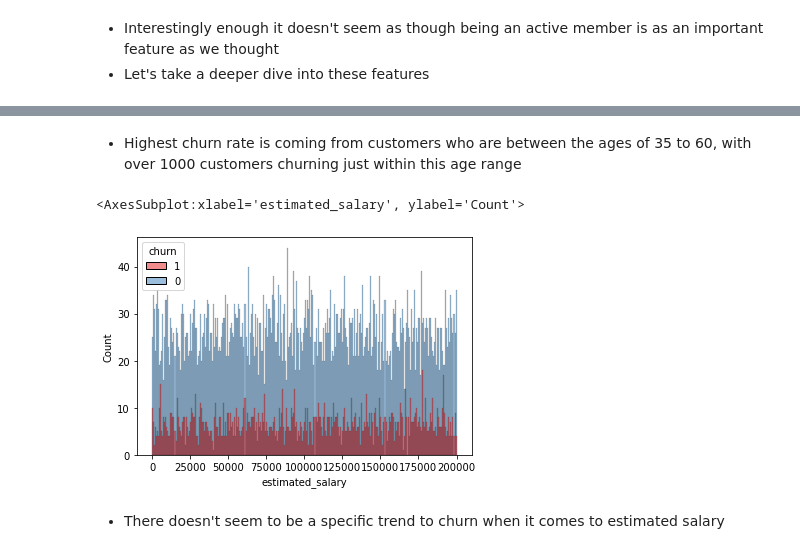
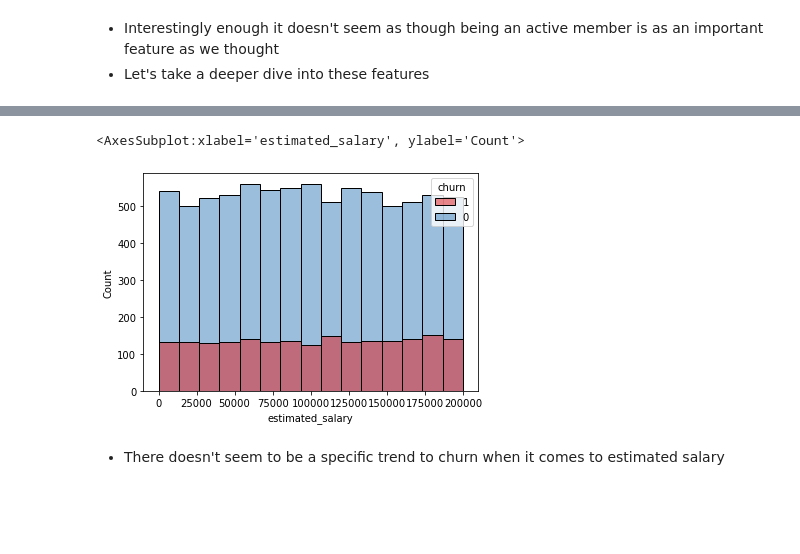
Before and after one commit to kkiepek/Predicting-Bank-Customer-Churn, a Jupyter notebook: Bank Churn EDA + Modeling.ipynb, the cells around one changed output, grey strips where cells are left out. Drawn from its saved outputs; the diff is of its cells as text; code cells hidden in the pictures; blank space fills up the shorter version.

```diff
--- a/Bank Churn EDA + Modeling.ipynb
+++ b/Bank Churn EDA + Modeling.ipynb
@@ -322,11 +358,11 @@ from sklearn.metrics import ConfusionMatrixDisplay
 # %%
 from sklearn.preprocessing import LabelEncoder
 
-df['gender'] = LabelEncoder().fit_transform(df['gender'])
-df['country'] = LabelEncoder().fit_transform(df['country'])
+df2['gender'] = LabelEncoder().fit_transform(df2['gender'])
+df2['country'] = LabelEncoder().fit_transform(df2['country'])
 
-X = df.drop(['customer_id','churn'], axis=1)
-y = df['churn']
+X = df2.drop(['customer_id','churn'], axis=1)
+y = df2['churn']
 
 X_train, X_test, y_train, y_test = train_test_split(X, y, test_size=0.33, random_state=0)
 # %%
@@ -370,10 +409,8 @@ TypeError: cut() got an unexpected keyword argument 'normalize'
-# %% [markdown]
-- Highest churn rate is coming from customers who are between the ages of 35 to 60, with over 1000 customers churning just within this age range
 # %%
-sns.histplot(x = "estimated_salary", hue = "churn", data = df,bins = 300, palette = "Set1", hue_order = [1,0])
+sns.histplot(x = "estimated_salary", hue = "churn", data = df,bins = 15, palette = "Set1", hue_order = [1,0])
 # %% [output]
 <AxesSubplot:xlabel='estimated_salary', ylabel='Count'>
-[figure, old version]
+[figure, new version]
 # %% [markdown]
 - There doesn't seem to be a specific trend to churn when it comes to estimated salary
 # %%
```
Also changed, not shown: parts of 39 cells of this notebook.
